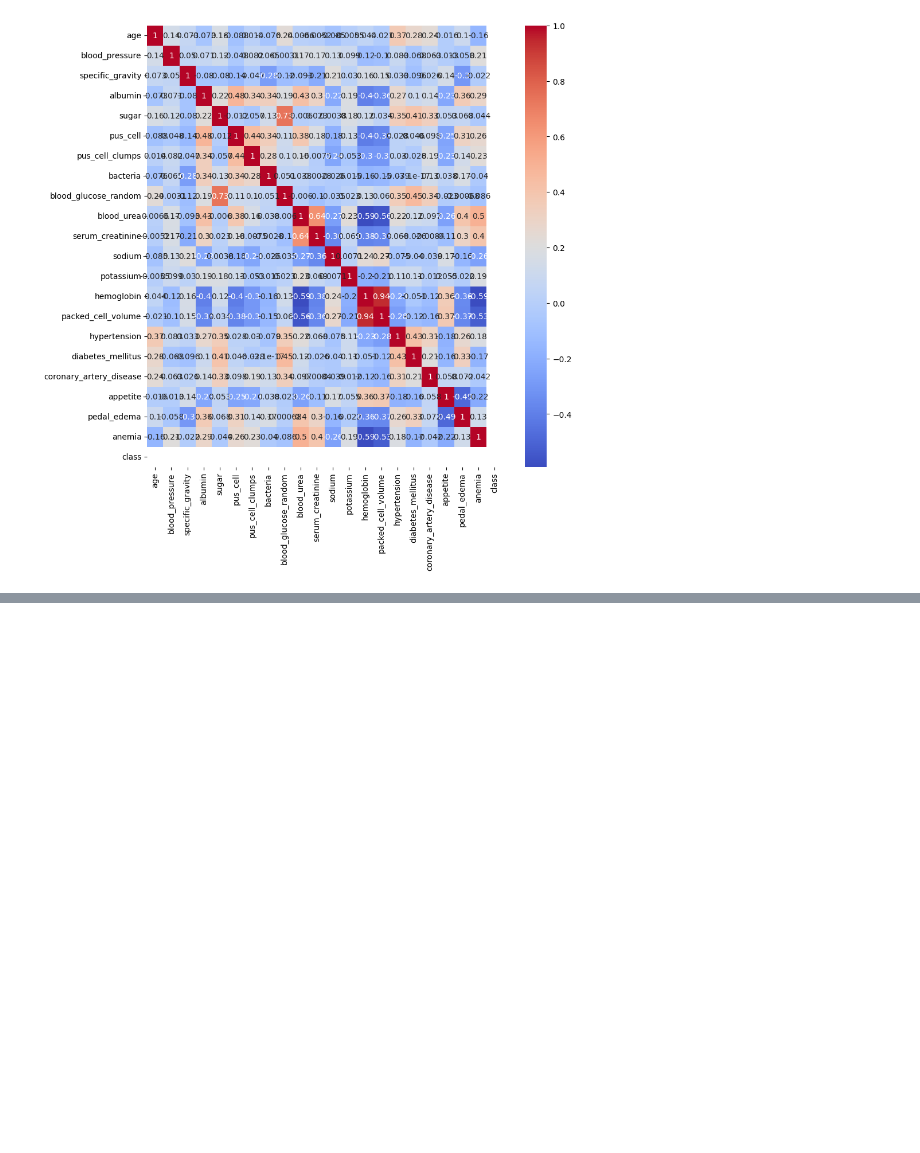
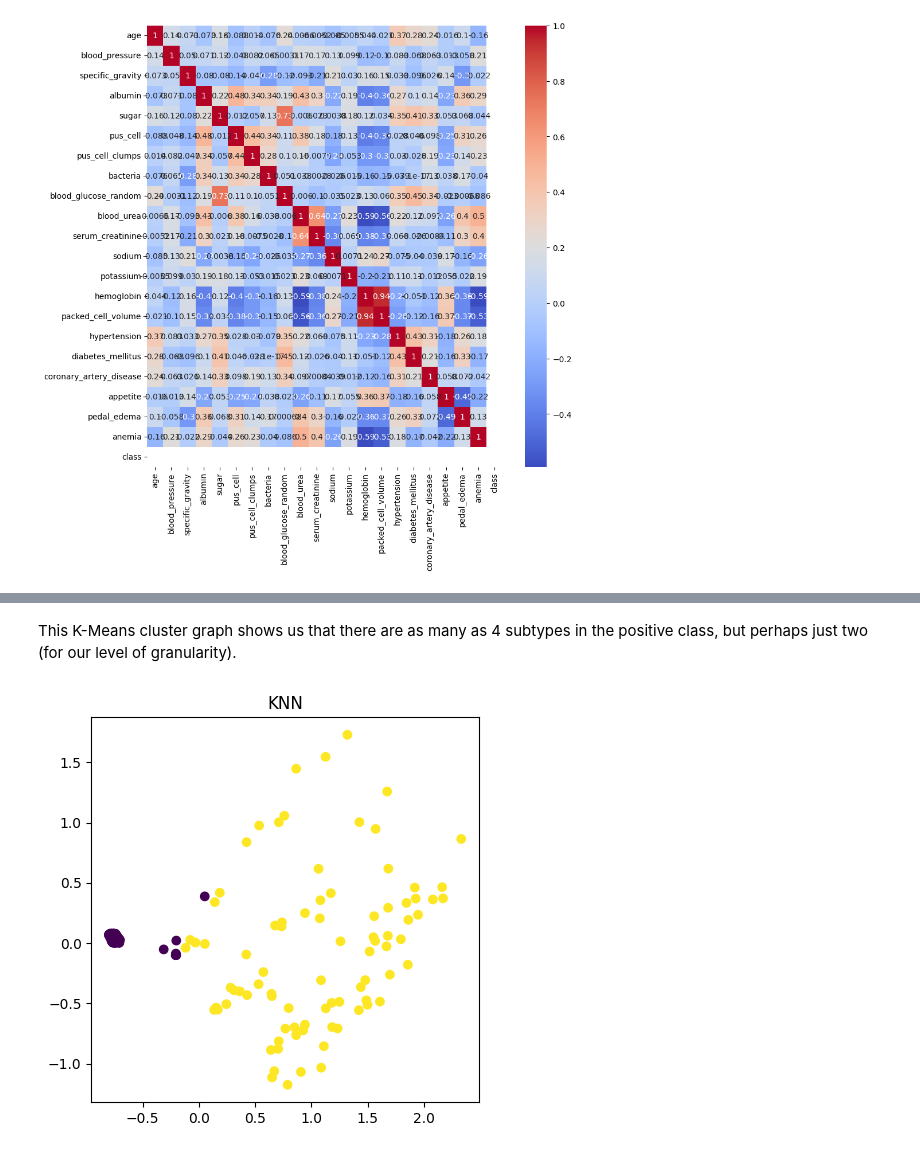
Before and after one commit to SamReeves/ckd-wemanity, a Jupyter notebook: presentation.ipynb, the cells around one changed output, grey strips where cells are left out. Saved outputs shown, nothing was run; the diff lists cells and outputs as text; code cells hidden in the pictures; blank space fills up the shorter version.

```diff
--- a/presentation.ipynb
+++ b/presentation.ipynb
@@ -99,0 +123,16 @@ So, we may have two subtypes: people with serious blood sugar imbalances, and pe
+# %% [markdown]
+This K-Means cluster graph shows us that there are as many as 4 subtypes in the positive class, but perhaps just two (for our level of granularity).
+# %%
+# KNN
+from sklearn.neighbors import KNeighborsClassifier
+knn = KNeighborsClassifier(n_neighbors=5)
+knn.fit(df.drop('class', axis=1), df['class'])
+knn.score(df.drop('class', axis=1), df['class'])
+
+# graph KNN
+plt.figure(figsize=(5,5))
+plt.scatter(pca.fit_transform(df)[:,0], pca.fit_transform(df)[:,1], c=knn.predict(df.drop('class', axis=1)))
+plt.title('KNN')
+plt.show()
+# %% [output]
+[figure, added]
```
Also changed, not shown: parts of 9 cells of this notebook, 1 other file.
